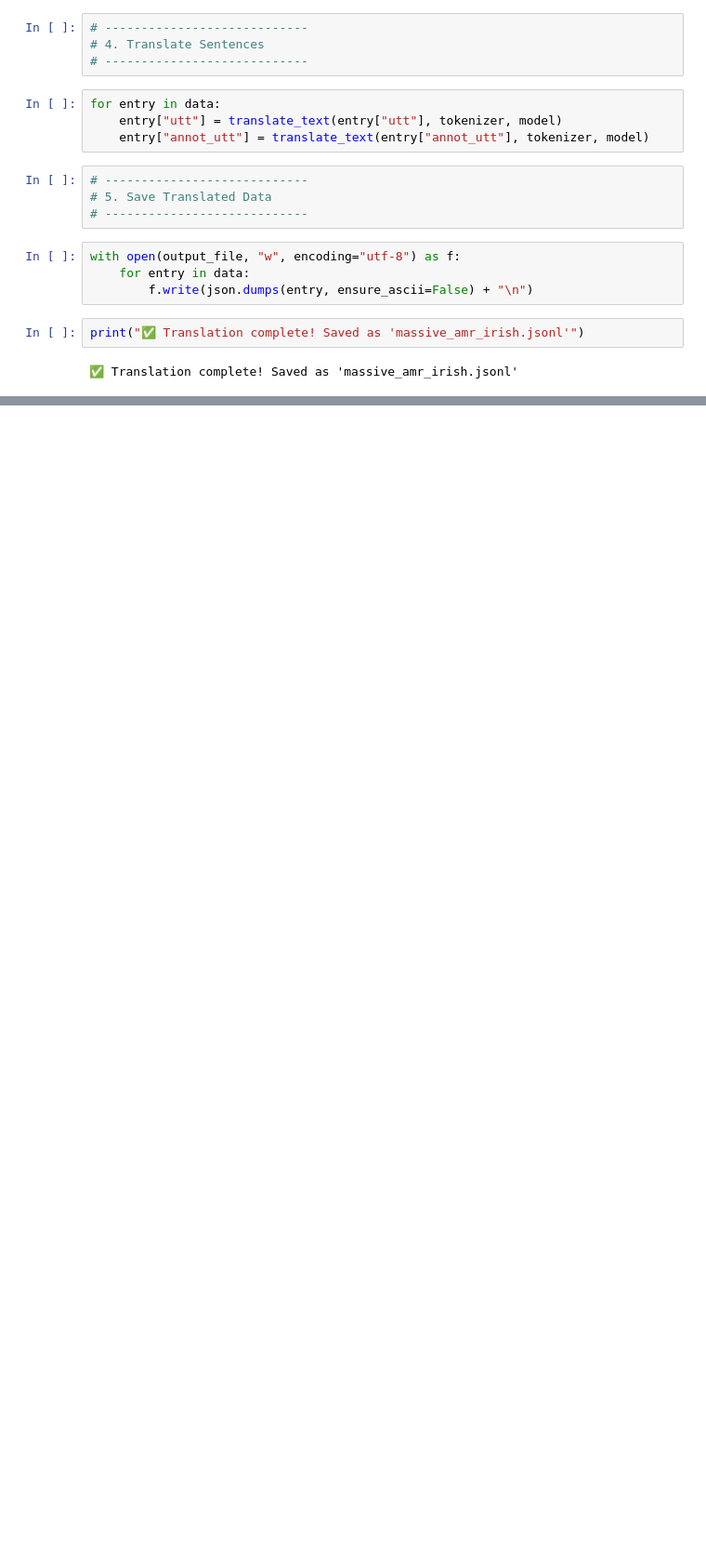
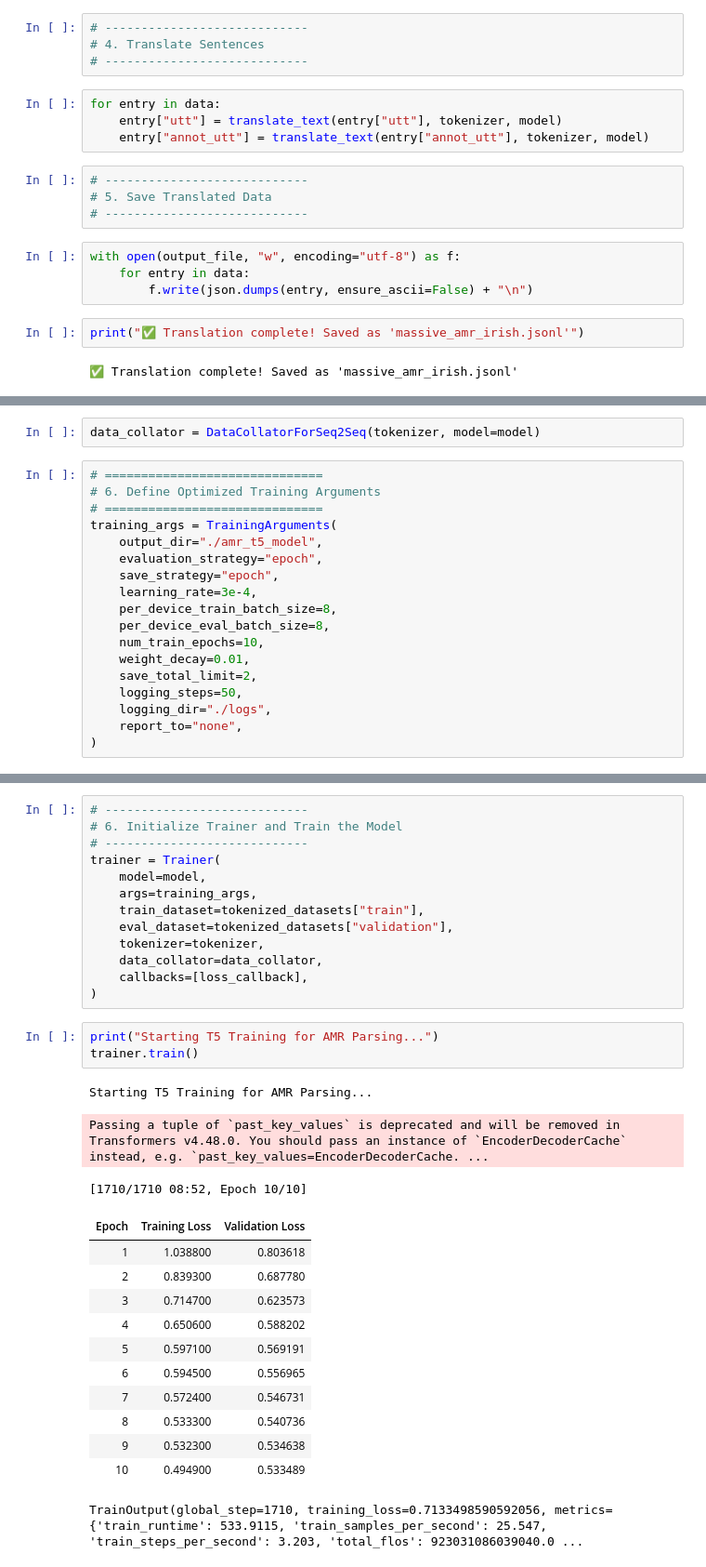
Before and after one commit to valentinvale/AMRDifferentLanguageRepresentations, a Jupyter notebook: main.ipynb, the cells around one changed output, grey strips where cells are left out. Shown: that part at 93% size. Cells and saved outputs as stored; diff of their text form; blank space fills up the shorter version.

```diff
--- a/main.ipynb
+++ b/main.ipynb
@@ -196,0 +291,20 @@ print("✅ Translation complete! Saved as 'massive_amr_irish.jsonl'")
+# %%
+data_collator = DataCollatorForSeq2Seq(tokenizer, model=model)
+# %%
+# ==============================
+# 6. Define Optimized Training Arguments
+# ==============================
+training_args = TrainingArguments(
+    output_dir="./amr_t5_model",
+    evaluation_strategy="epoch",
+    save_strategy="epoch",
+    learning_rate=3e-4,
+    per_device_train_batch_size=8,
+    per_device_eval_batch_size=8,
+    num_train_epochs=10,
+    weight_decay=0.01,
+    save_total_limit=2,
+    logging_steps=50,
+    logging_dir="./logs",
+    report_to="none",
+)
@@ -196,0 +341,32 @@ print("✅ Translation complete! Saved as 'massive_amr_irish.jsonl'")
+# %%
+# ----------------------------
+# 6. Initialize Trainer and Train the Model
+# ----------------------------
+trainer = Trainer(
+    model=model,
+    args=training_args,
+    train_dataset=tokenized_datasets["train"],
+    eval_dataset=tokenized_datasets["validation"],
+    tokenizer=tokenizer,
+    data_collator=data_collator,
+    callbacks=[loss_callback],
+)
+# %%
+print("Starting T5 Training for AMR Parsing...")
+trainer.train()
+# %% [output]
+Starting T5 Training for AMR Parsing...
+Passing a tuple of `past_key_values` is deprecated and will be removed in Transformers v4.48.0. You should pass an instance of `EncoderDecoderCache` instead, e.g. `past_key_values=EncoderDecoderCache. ...
+[1710/1710 08:52, Epoch 10/10]
+| Epoch | Training Loss | Validation Loss |
+| 1 | 1.038800 | 0.803618 |
+| 2 | 0.839300 | 0.687780 |
+| 3 | 0.714700 | 0.623573 |
+| 4 | 0.650600 | 0.588202 |
+| 5 | 0.597100 | 0.569191 |
+| 6 | 0.594500 | 0.556965 |
+| 7 | 0.572400 | 0.546731 |
+| 8 | 0.533300 | 0.540736 |
+| 9 | 0.532300 | 0.534638 |
+| 10 | 0.494900 | 0.533489 |
+TrainOutput(global_step=1710, training_loss=0.7133498590592056, metrics={'train_runtime': 533.9115, 'train_samples_per_second': 25.547, 'train_steps_per_second': 3.203, 'total_flos': 923031086039040.0 ...
```
Also changed, not shown: parts of 40 cells of this notebook, 17 other files.
